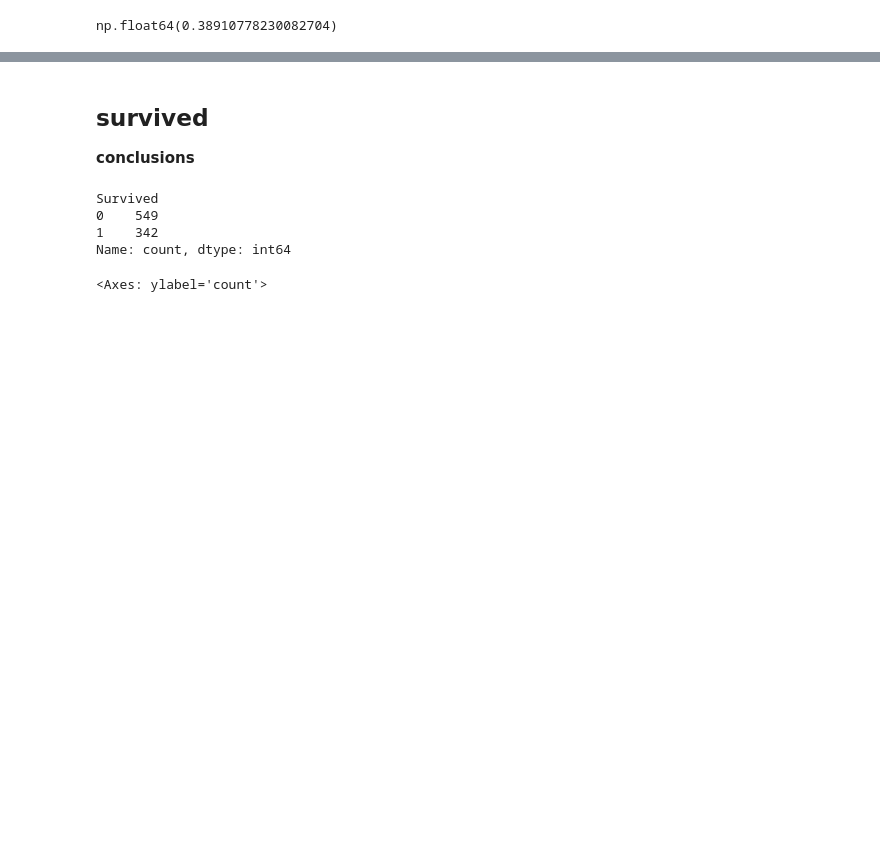
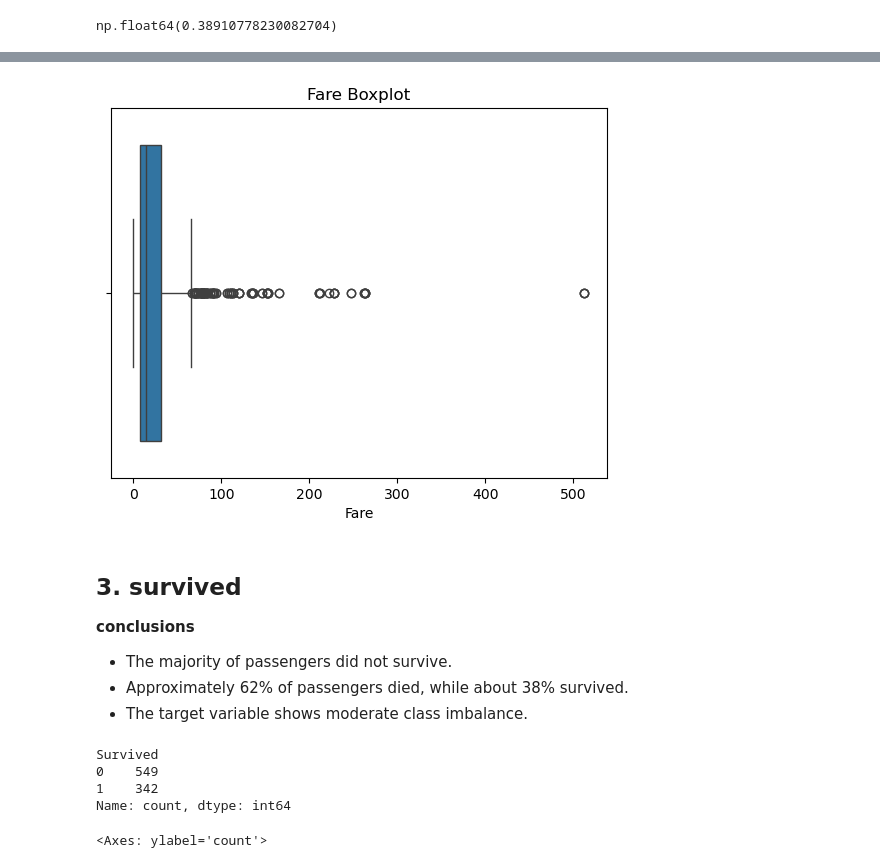
Before and after one commit to aya-alharazin/Titanic-Survival-Analysis, a Jupyter notebook: Titanic Survival Analysis 🧠📊.ipynb, the cells around one changed output, grey strips where cells are left out. Cells and saved outputs as stored; diff of their text form; code cells hidden in the pictures; blank space fills up the shorter version.

```diff
--- a/Titanic Survival Analysis 🧠📊.ipynb
+++ b/Titanic Survival Analysis 🧠📊.ipynb
@@ -100,6 +116,15 @@ np.float64(0.38910778230082704)
+# %%
+sns.boxplot(x=df['Fare'])
+plt.title('Fare Boxplot')
+plt.show()
+# %% [output]
+[figure, added]
 # %% [markdown]
-## survived
+## 3. survived
 **conclusions**
+* The majority of passengers did not survive.
+* Approximately 62% of passengers died, while about 38% survived.
+* The target variable shows moderate class imbalance.
 # %%
 df['Survived'].value_counts()
 # %% [output]
```
Also changed, not shown: parts of 16 cells of this notebook.
